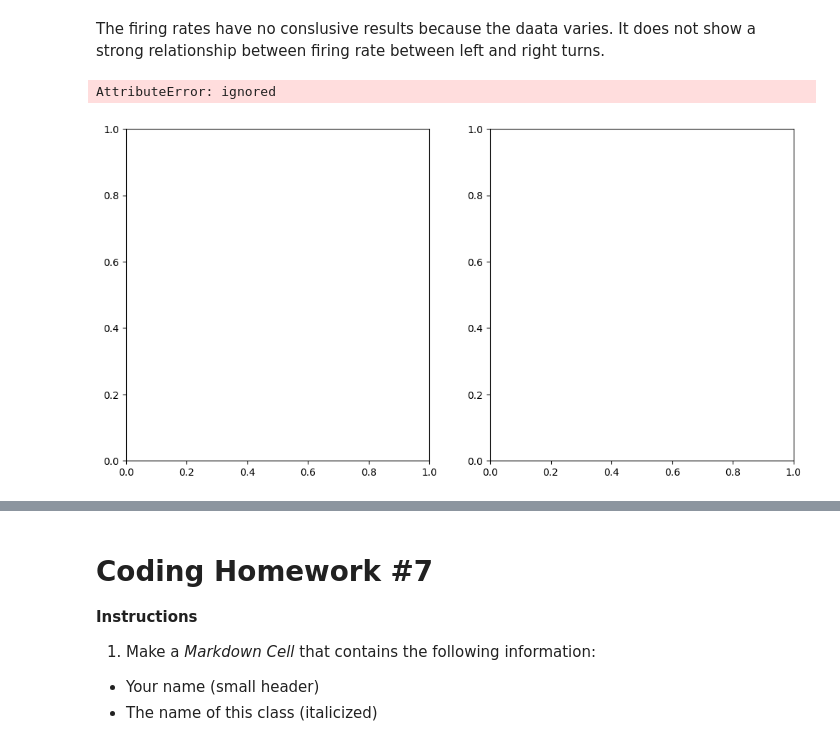
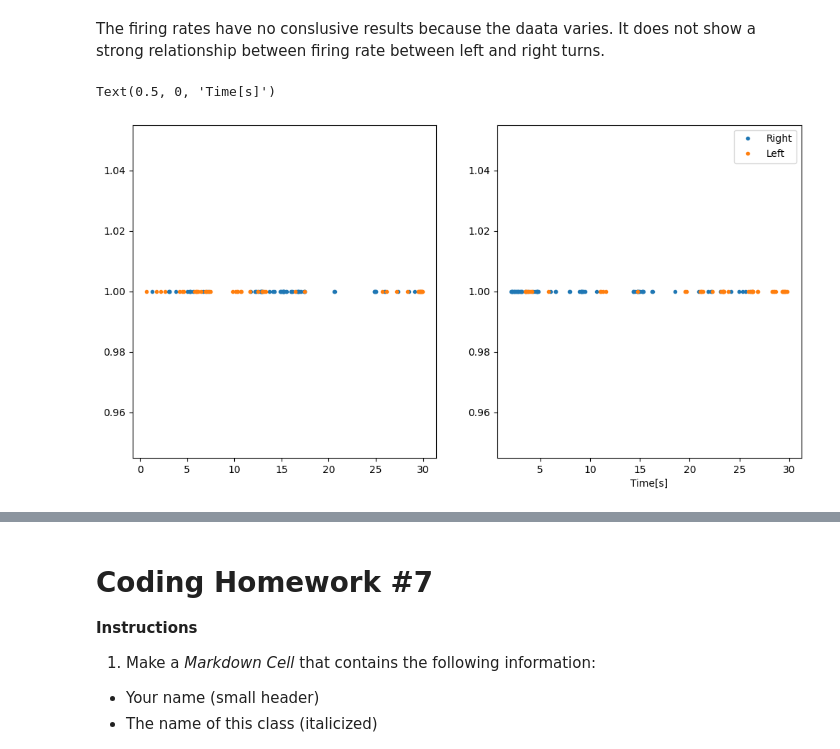
Before and after one commit to zoyaholin/Neur265HOLIN, a Jupyter notebook: coding_homework_7.ipynb, the cells around one changed output, grey strips where cells are left out. Cells and saved outputs as stored; diff of their text form; code cells hidden in the pictures.

```diff
--- a/coding_homework_7.ipynb
+++ b/coding_homework_7.ipynb
@@ -59,16 +59,16 @@ len(spikes_right_trial2)/30
 # %% [markdown]
 The firing rates have no conslusive results because the daata varies. It does not show a strong relationship between firing rate between left and right turns.
 # %%
-#Subplots
+#Making subplots for trials
+fig, ax= plt.subplots(1,2, figsize= (12,6))
+ax[0].plot(spikes_left_trial1, np.ones_like(spikes_left_trial1), '.')
+ax[0].plot(spikes_right_trial1,np.ones_like(spikes_right_trial1), '.')
+plt.xlabel('Time[s]')
 
-
-
-fig, ax= plt.subplots(1,2, figsize= (12,6))
-plt.plot(spikes_left_trial1, np.ones_like(spikes_left_trial1), '.')  # Plot spikes as a row,
-plt.plot(spikes_right_trial1, np.ones_like(spikes_right_trial1), '.')
-plt.xlim([0, 5])                                # ... display times (0, 5) s
-plt.xlabel('Time (s)')                          # ... label the x-axis
-plt.yticks([])
+ax[1].plot(spikes_right_trial2, np.ones_like(spikes_right_trial2), '.')
+ax[1].plot(spikes_left_trial2, np.ones_like(spikes_left_trial2), '.')
+plt.legend({'Left', 'Right'})
+plt.xlabel('Time[s]')
 # %% [output]
-AttributeError: ignored
+Text(0.5, 0, 'Time[s]')
-[figure, old version]
+[figure, new version]
```
Also changed, not shown: parts of 12 cells of this notebook.
